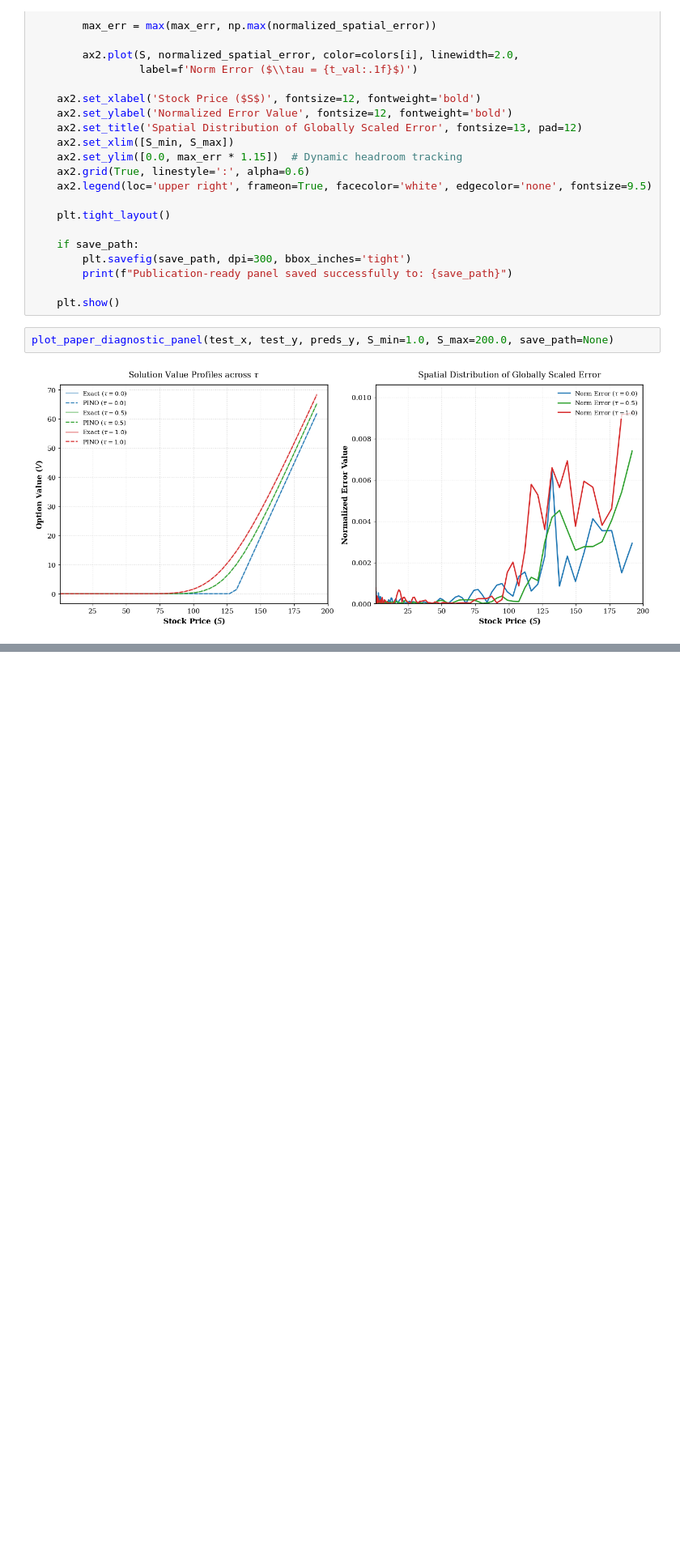
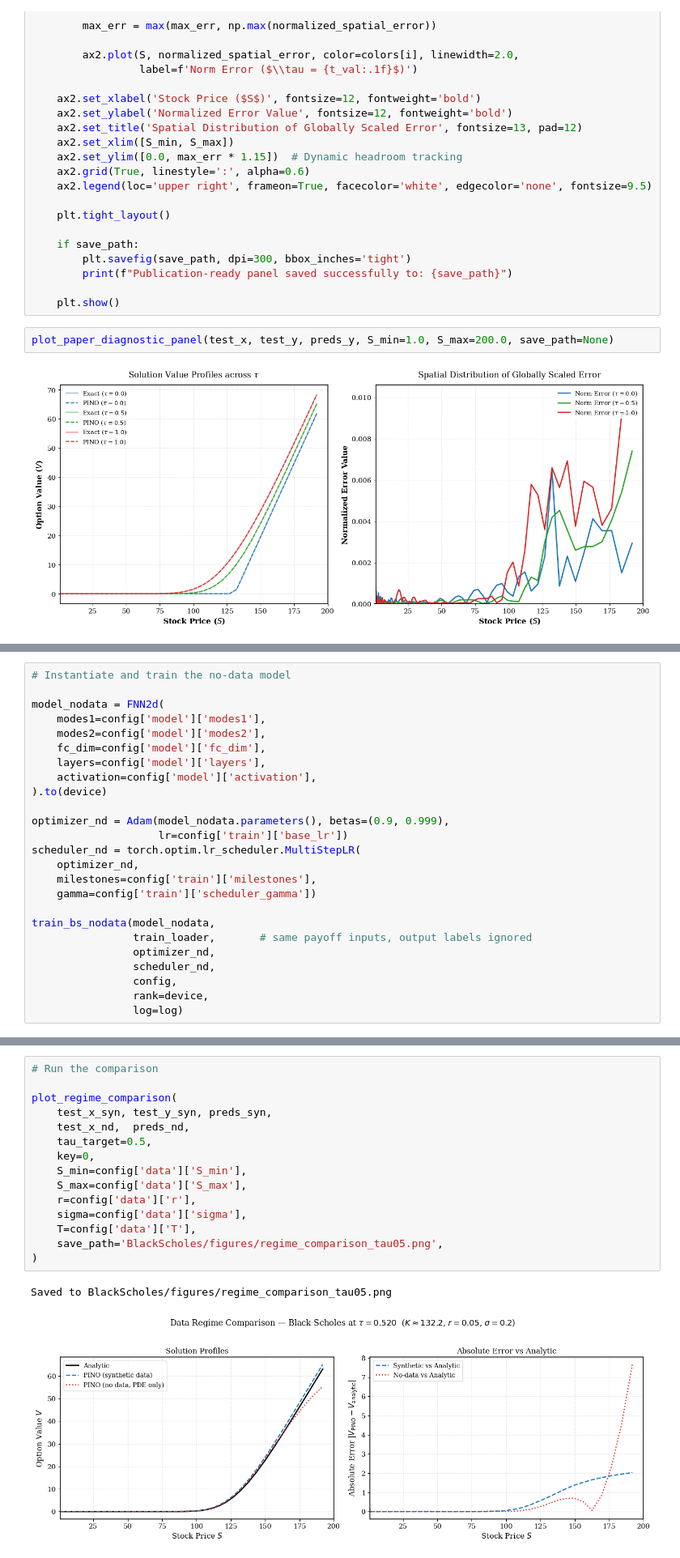
Before and after one commit to hishambhatti/PINO-apps, a Jupyter notebook: BlackScholes_PINO.ipynb, the cells around one changed output, grey strips where cells are left out. Shown at 81% size. Saved outputs shown, nothing was run; the diff lists cells and outputs as text; blank space fills up the shorter version.

Commit message:
Added comparison w/ no data baseline

```diff
--- a/BlackScholes_PINO.ipynb
+++ b/BlackScholes_PINO.ipynb
@@ -887,0 +997,25 @@ plot_paper_diagnostic_panel(test_x, test_y, preds_y, S_min=1.0, S_max=200.0, sav
+# %%
+# Instantiate and train the no-data model
+
+model_nodata = FNN2d(
+    modes1=config['model']['modes1'],
+    modes2=config['model']['modes2'],
+    fc_dim=config['model']['fc_dim'],
+    layers=config['model']['layers'],
+    activation=config['model']['activation'],
+).to(device)
+
+optimizer_nd = Adam(model_nodata.parameters(), betas=(0.9, 0.999),
+                    lr=config['train']['base_lr'])
+scheduler_nd = torch.optim.lr_scheduler.MultiStepLR(
+    optimizer_nd,
+    milestones=config['train']['milestones'],
+    gamma=config['train']['scheduler_gamma'])
+
+train_bs_nodata(model_nodata,
+                train_loader,       # same payoff inputs, output labels ignored
+                optimizer_nd,
+                scheduler_nd,
+                config,
+                rank=device,
+                log=log)
@@ -887,0 +1171,18 @@ plot_paper_diagnostic_panel(test_x, test_y, preds_y, S_min=1.0, S_max=200.0, sav
+# %%
+# Run the comparison
+
+plot_regime_comparison(
+    test_x_syn, test_y_syn, preds_syn,
+    test_x_nd,  preds_nd,
+    tau_target=0.5,
+    key=0,
+    S_min=config['data']['S_min'],
+    S_max=config['data']['S_max'],
+    r=config['data']['r'],
+    sigma=config['data']['sigma'],
+    T=config['data']['T'],
+    save_path='BlackScholes/figures/regime_comparison_tau05.png',
+)
+# %% [output]
+Saved to BlackScholes/figures/regime_comparison_tau05.png
+[figure, added]
```
Also changed, not shown: parts of 5 cells of this notebook.
